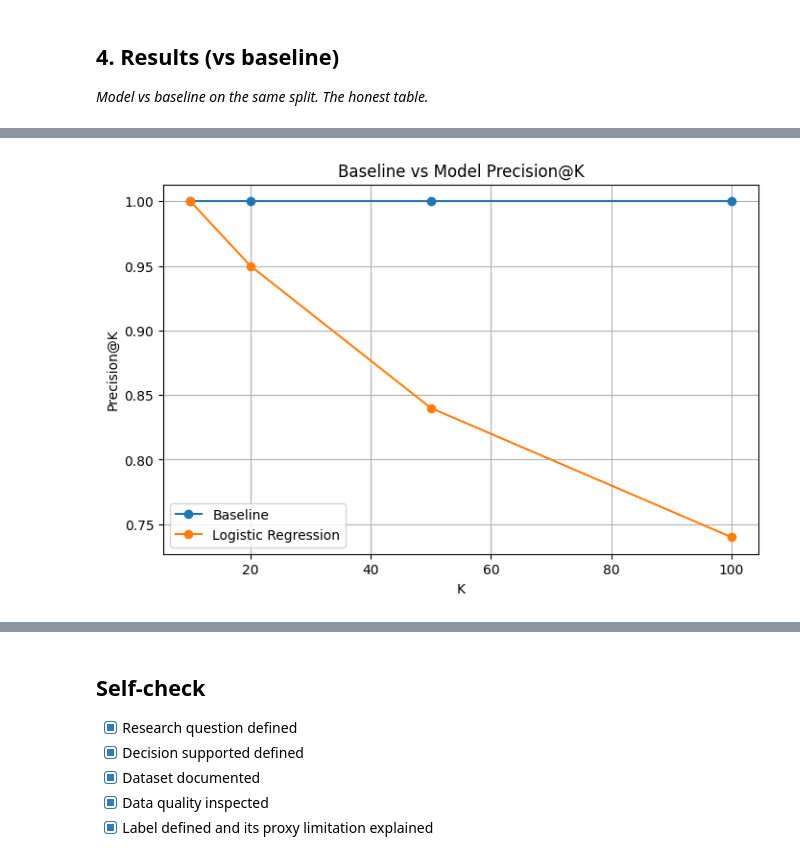
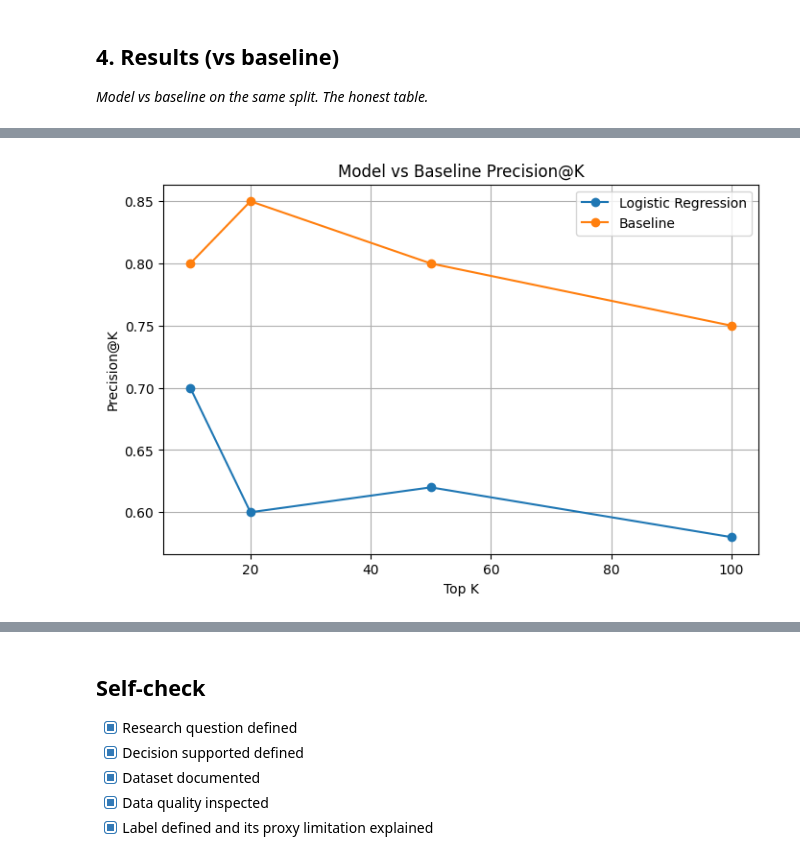
Before and after one commit to khadijaMajeed16/flyrank-machine-learning, a Jupyter notebook: work/notebooks/capstone.ipynb, the cells around one changed output, grey strips where cells are left out. Saved outputs shown, nothing was run; the diff lists cells and outputs as text; code cells hidden in the pictures.

```diff
--- a/work/notebooks/capstone.ipynb
+++ b/work/notebooks/capstone.ipynb
@@ -564,15 +18,0 @@ Precision@100: 0.74
-# %%
-test_baseline = df.loc[X_test.index, "baseline_score"].values
-
-print("Baseline vs Model")
-print()
-
-for k in [10, 20, 50, 100]:
-    baseline_p = precision_at_k(y_test.values, test_baseline, k)
-    model_p = precision_at_k(y_test.values, test_probability, k)
-
-    print(
-        f"@{k}: "
-        f"Baseline={baseline_p:.4f} | "
-        f"Model={model_p:.4f}"
-    )
@@ -872,31 +613,29 @@ metrics_df.to_csv(
 # %%
-import matplotlib.pyplot as plt
-
 plt.figure(figsize=(8, 5))
 
 plt.plot(
-    metrics_df["k"],
-    metrics_df["baseline_precision"],
+    results_df["K"],
+    results_df["Model Precision@K"],
+    marker="o",
+    label="Logistic Regression"
+)
+
+plt.plot(
+    results_df["K"],
+    results_df["Baseline Precision@K"],
     marker="o",
     label="Baseline"
 )
 
-plt.plot(
-    metrics_df["k"],
-    metrics_df["model_precision"],
-    marker="o",
-    label="Logistic Regression"
-)
-
-plt.xlabel("K")
+plt.xlabel("Top K")
 plt.ylabel("Precision@K")
-plt.title("Baseline vs Model Precision@K")
+plt.title("Model vs Baseline Precision@K")
 plt.legend()
 plt.grid(True)
 
 plt.show()
 # %% [output]
-[figure, old version]
+[figure, new version]
 # %%
 plt.figure(figsize=(7, 5))
 
```
Also changed, not shown: parts of 55 cells of this notebook.
